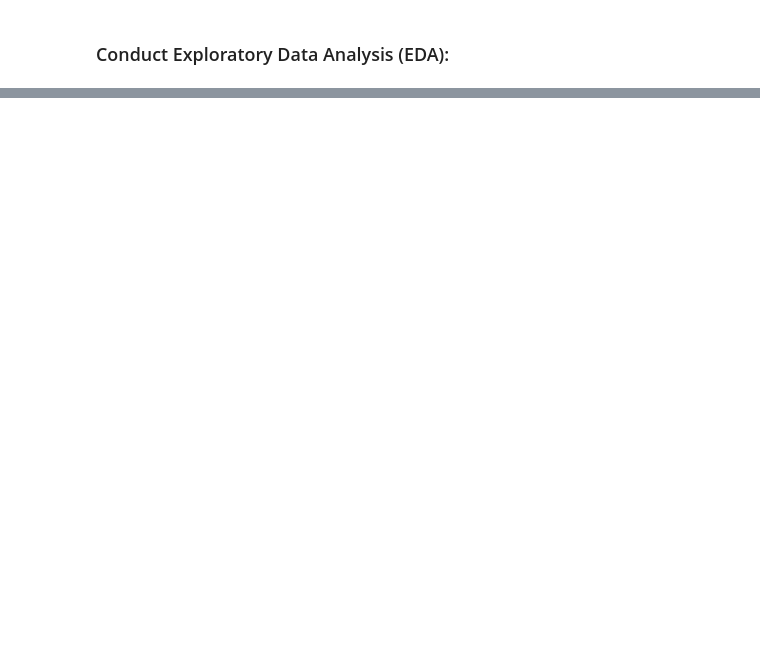
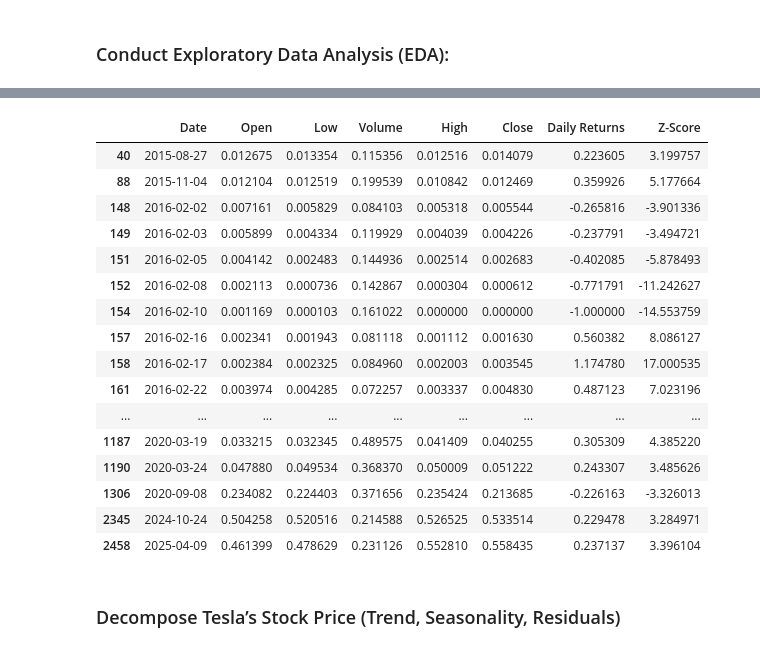
Before and after one commit to mubarek4566/Time-Series-Forecasting-Portfolio-Optimization, a Jupyter notebook: notebooks/main.ipynb, the cells around one changed output, grey strips where cells are left out. Drawn from its saved outputs; the diff is of its cells as text; code cells hidden in the pictures; blank space fills up the shorter version.

```diff
--- a/notebooks/main.ipynb
+++ b/notebooks/main.ipynb
@@ -181,0 +212,22 @@ ts_analysis.plot_closing_price()
+# %%
+outliers
+# %% [output]
+|  | Date | Open | Low | Volume | High | Close | Daily Returns | Z-Score |
+| 40 | 2015-08-27 | 0.012675 | 0.013354 | 0.115356 | 0.012516 | 0.014079 | 0.223605 | 3.199757 |
+| 88 | 2015-11-04 | 0.012104 | 0.012519 | 0.199539 | 0.010842 | 0.012469 | 0.359926 | 5.177664 |
+| 148 | 2016-02-02 | 0.007161 | 0.005829 | 0.084103 | 0.005318 | 0.005544 | -0.265816 | -3.901336 |
+| 149 | 2016-02-03 | 0.005899 | 0.004334 | 0.119929 | 0.004039 | 0.004226 | -0.237791 | -3.494721 |
+| 151 | 2016-02-05 | 0.004142 | 0.002483 | 0.144936 | 0.002514 | 0.002683 | -0.402085 | -5.878493 |
+| 152 | 2016-02-08 | 0.002113 | 0.000736 | 0.142867 | 0.000304 | 0.000612 | -0.771791 | -11.242627 |
+| 154 | 2016-02-10 | 0.001169 | 0.000103 | 0.161022 | 0.000000 | 0.000000 | -1.000000 | -14.553759 |
+| 157 | 2016-02-16 | 0.002341 | 0.001943 | 0.081118 | 0.001112 | 0.001630 | 0.560382 | 8.086127 |
+| 158 | 2016-02-17 | 0.002384 | 0.002325 | 0.084960 | 0.002003 | 0.003545 | 1.174780 | 17.000535 |
+| 161 | 2016-02-22 | 0.003974 | 0.004285 | 0.072257 | 0.003337 | 0.004830 | 0.487123 | 7.023196 |
+| ... | ... | ... | ... | ... | ... | ... | ... | ... |
+| 1187 | 2020-03-19 | 0.033215 | 0.032345 | 0.489575 | 0.041409 | 0.040255 | 0.305309 | 4.385220 |
+| 1190 | 2020-03-24 | 0.047880 | 0.049534 | 0.368370 | 0.050009 | 0.051222 | 0.243307 | 3.485626 |
+| 1306 | 2020-09-08 | 0.234082 | 0.224403 | 0.371656 | 0.235424 | 0.213685 | -0.226163 | -3.326013 |
+| 2345 | 2024-10-24 | 0.504258 | 0.520516 | 0.214588 | 0.526525 | 0.533514 | 0.229478 | 3.284971 |
+| 2458 | 2025-04-09 | 0.461399 | 0.478629 | 0.231126 | 0.552810 | 0.558435 | 0.237137 | 3.396104 |
+# %% [markdown]
+### Decompose Tesla’s Stock Price (Trend, Seasonality, Residuals)
```
Also changed, not shown: parts of 18 cells of this notebook, 1 other file.
